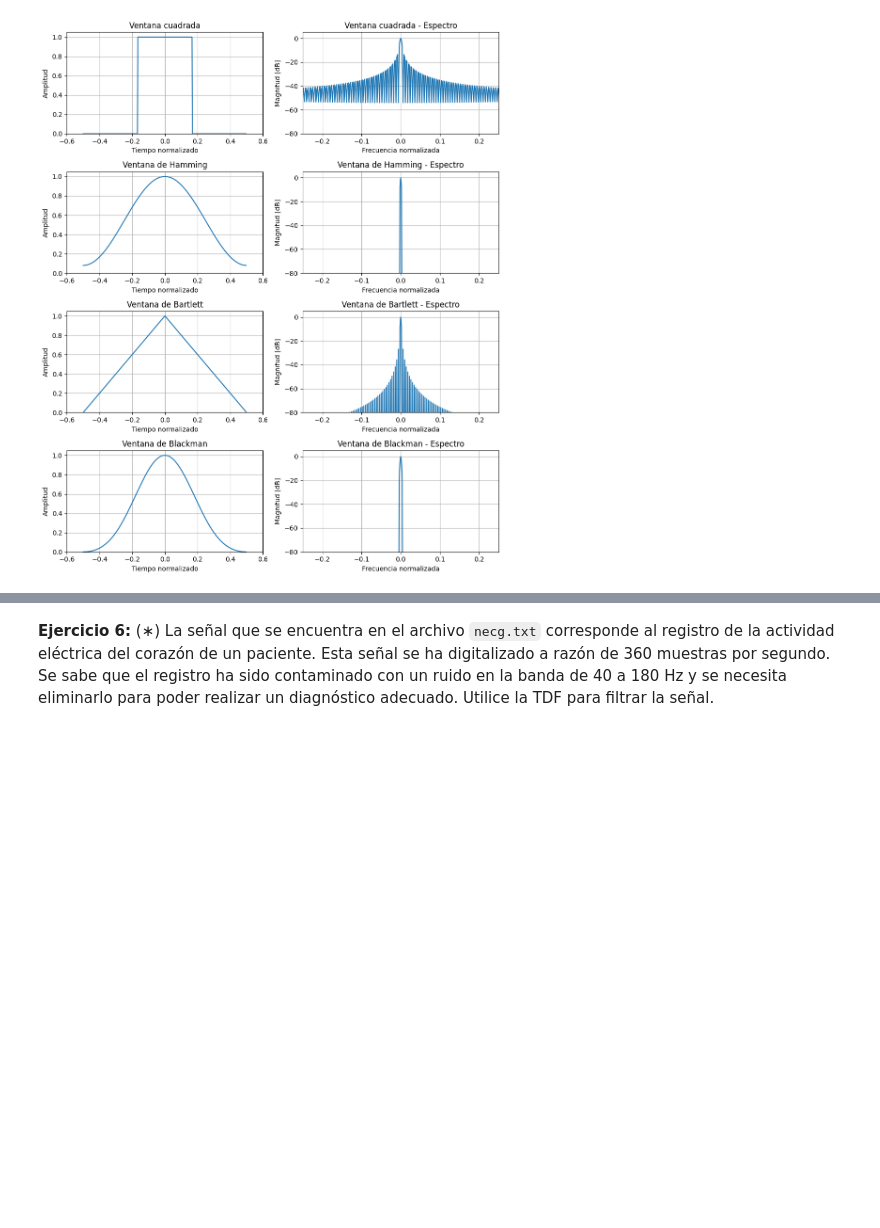
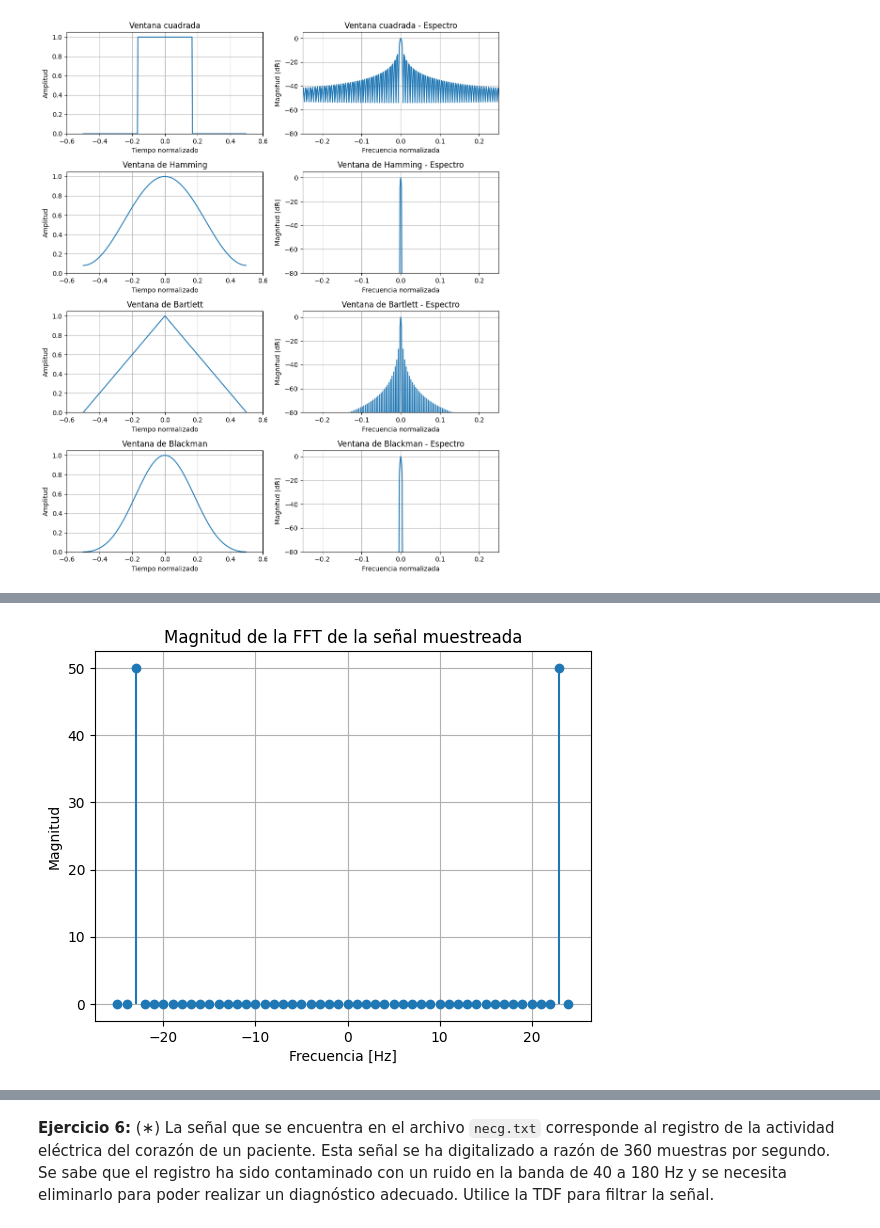
Before and after one commit to JuanKeiner/PDS_2025, a Jupyter notebook: Guia4/Guia4.ipynb, the cells around one changed output, grey strips where cells are left out. Cells and saved outputs as stored; diff of their text form; code cells hidden in the pictures; blank space fills up the shorter version.

```diff
--- a/Guia4/Guia4.ipynb
+++ b/Guia4/Guia4.ipynb
@@ -456,0 +488,23 @@ plt.show()
+# %%
+
+fs = 50
+T = 1
+N = int(fs * T)
+t = np.arange(N) / fs
+
+# Señal
+f_original = 27
+x = 2 * np.sin(2 * np.pi * f_original * t)
+
+X = tdf(x)
+f = eje_frecuencias(N, fs)
+mag = np.abs(X)
+
+plt.stem(f, mag, basefmt=" ")
+plt.title("Magnitud de la FFT de la señal muestreada")
+plt.xlabel("Frecuencia [Hz]")
+plt.ylabel("Magnitud")
+plt.grid(True)
+plt.show()
+# %% [output]
+[figure, added]
```
Also changed, not shown: parts of 4 cells of this notebook.
